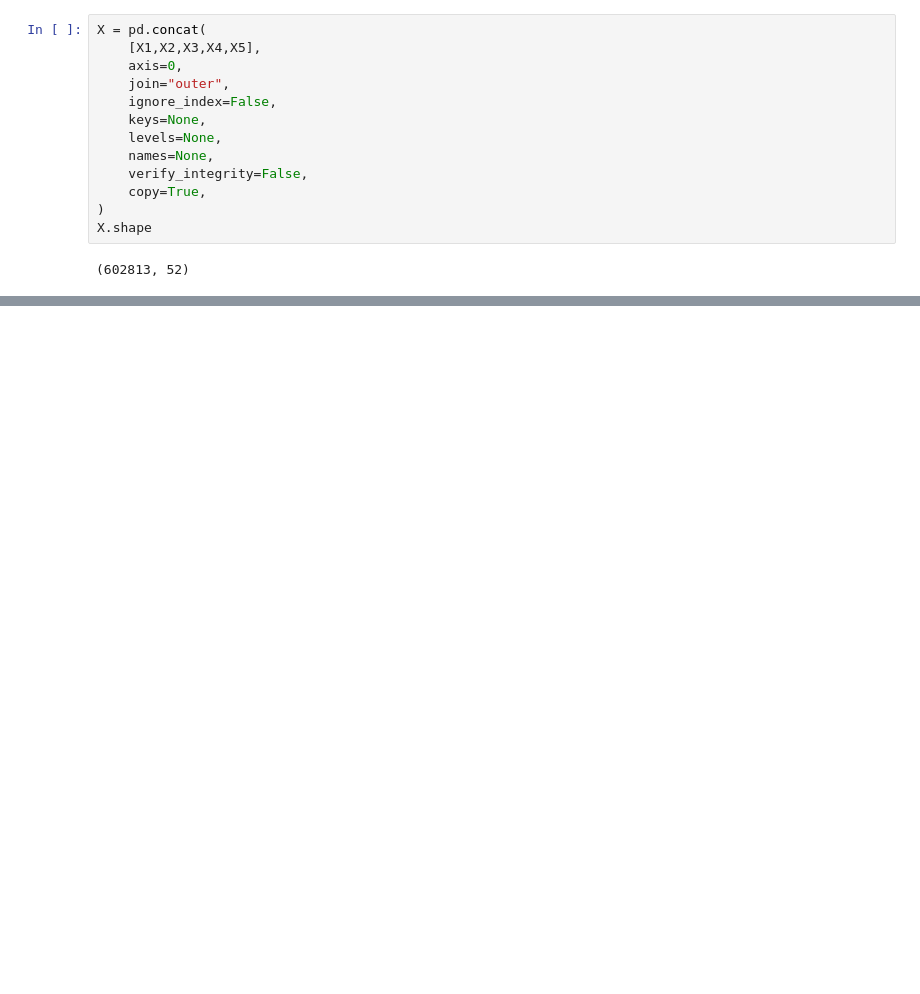
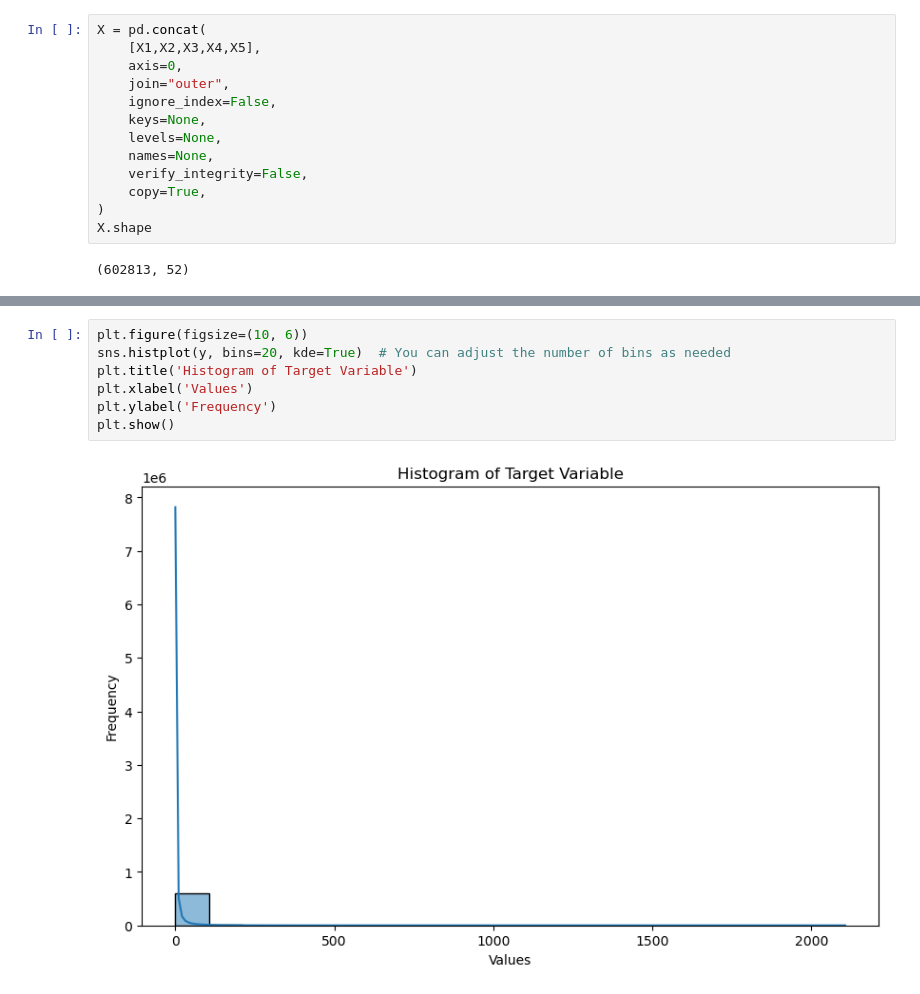
Before and after one commit to Fritober/Python-for-DA, a Jupyter notebook: Project_Data_Analysis.ipynb, the cells around one changed output, grey strips where cells are left out. Cells and saved outputs as stored; diff of their text form; blank space fills up the shorter version.

```diff
--- a/Project_Data_Analysis.ipynb
+++ b/Project_Data_Analysis.ipynb
@@ -331,0 +344,9 @@ X.shape
+# %%
+plt.figure(figsize=(10, 6))
+sns.histplot(y, bins=20, kde=True)  # You can adjust the number of bins as needed
+plt.title('Histogram of Target Variable')
+plt.xlabel('Values')
+plt.ylabel('Frequency')
+plt.show()
+# %% [output]
+[figure, added]
```
Also changed, not shown: parts of 32 cells of this notebook, 1 other file.
